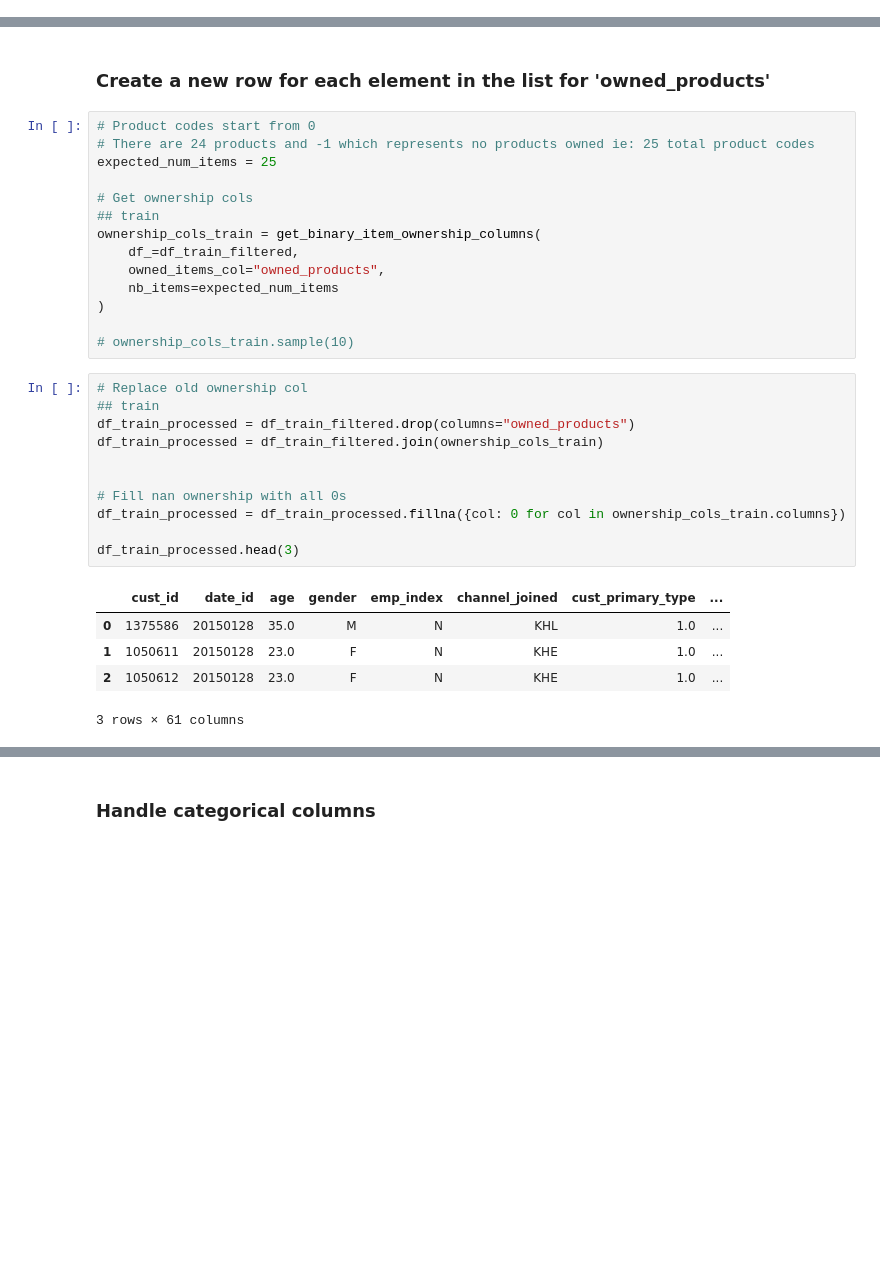
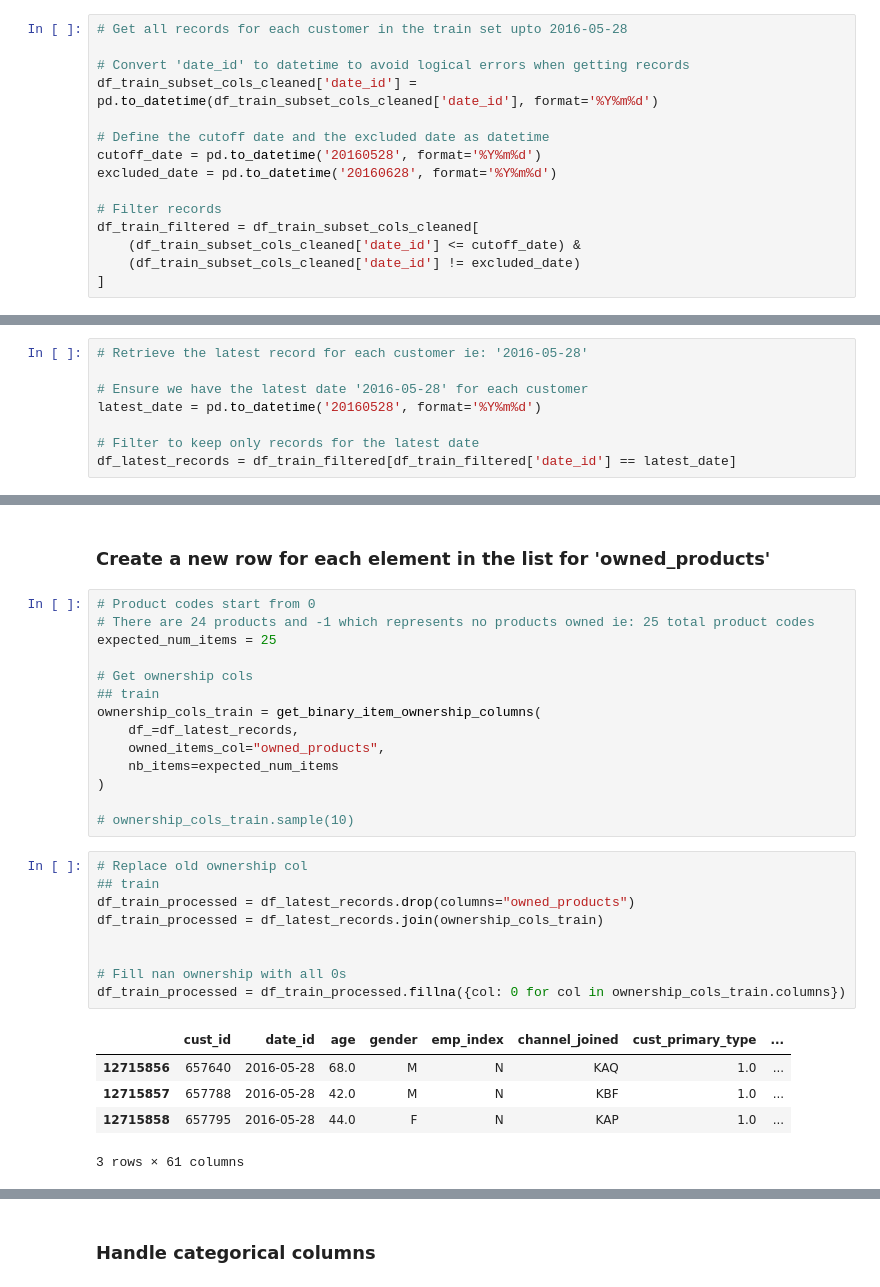
Before and after one commit to highwind-ai/examples, a Jupyter notebook: knn-banking-product-recommender/notebooks/data_exploration_santander_product_ds.ipynb, the cells around one changed output, grey strips where cells are left out. Drawn from its saved outputs; the diff is of its cells as text; blank space fills up the shorter version.

Commit message:
Update date_id logic to get latest records

```diff
--- a/knn-banking-product-recommender/notebooks/data_exploration_santander_product_ds.ipynb
+++ b/knn-banking-product-recommender/notebooks/data_exploration_santander_product_ds.ipynb
@@ -991,0 +985,15 @@ df_train_filtered.sample(3)
+# %%
+# Get all records for each customer in the train set upto 2016-05-28
+
+# Convert 'date_id' to datetime to avoid logical errors when getting records
+df_train_subset_cols_cleaned['date_id'] = pd.to_datetime(df_train_subset_cols_cleaned['date_id'], format='%Y%m%d')
+
+# Define the cutoff date and the excluded date as datetime
+cutoff_date = pd.to_datetime('20160528', format='%Y%m%d')
+excluded_date = pd.to_datetime('20160628', format='%Y%m%d')
+
+# Filter records
+df_train_filtered = df_train_subset_cols_cleaned[
+    (df_train_subset_cols_cleaned['date_id'] <= cutoff_date) &
+    (df_train_subset_cols_cleaned['date_id'] != excluded_date)
+]
@@ -991,0 +1041,8 @@ df_train_filtered.sample(3)
+# %%
+# Retrieve the latest record for each customer ie: '2016-05-28'
+
+# Ensure we have the latest date '2016-05-28' for each customer
+latest_date = pd.to_datetime('20160528', format='%Y%m%d')
+
+# Filter to keep only records for the latest date
+df_latest_records = df_train_filtered[df_train_filtered['date_id'] == latest_date]
@@ -1056,7 +1127,7 @@ expected_num_items = 25
 # Get ownership cols
 ## train
 ownership_cols_train = get_binary_item_ownership_columns(
-    df_=df_train_filtered,
+    df_=df_latest_records,
     owned_items_col="owned_products",
     nb_items=expected_num_items
 )
@@ -1065,17 +1136,15 @@ ownership_cols_train = get_binary_item_ownership_columns(
 # %%
 # Replace old ownership col
 ## train
-df_train_processed = df_train_filtered.drop(columns="owned_products")
-df_train_processed = df_train_filtered.join(ownership_cols_train)
+df_train_processed = df_latest_records.drop(columns="owned_products")
+df_train_processed = df_latest_records.join(ownership_cols_train)
 
 
 # Fill nan ownership with all 0s
 df_train_processed = df_train_processed.fillna({col: 0 for col in ownership_cols_train.columns})
-
-df_train_processed.head(3)
 # %% [output]
 |  | cust_id | date_id | age | gender | emp_index | channel_joined | cust_primary_type | ... |
-| 0 | 1375586 | 20150128 | 35.0 | M | N | KHL | 1.0 | ... |
-| 1 | 1050611 | 20150128 | 23.0 | F | N | KHE | 1.0 | ... |
-| 2 | 1050612 | 20150128 | 23.0 | F | N | KHE | 1.0 | ... |
+| 12715856 | 657640 | 2016-05-28 | 68.0 | M | N | KAQ | 1.0 | ... |
+| 12715857 | 657788 | 2016-05-28 | 42.0 | M | N | KBF | 1.0 | ... |
+| 12715858 | 657795 | 2016-05-28 | 44.0 | F | N | KAP | 1.0 | ... |
 3 rows × 61 columns
```
Also changed, not shown: parts of 26 cells of this notebook.
